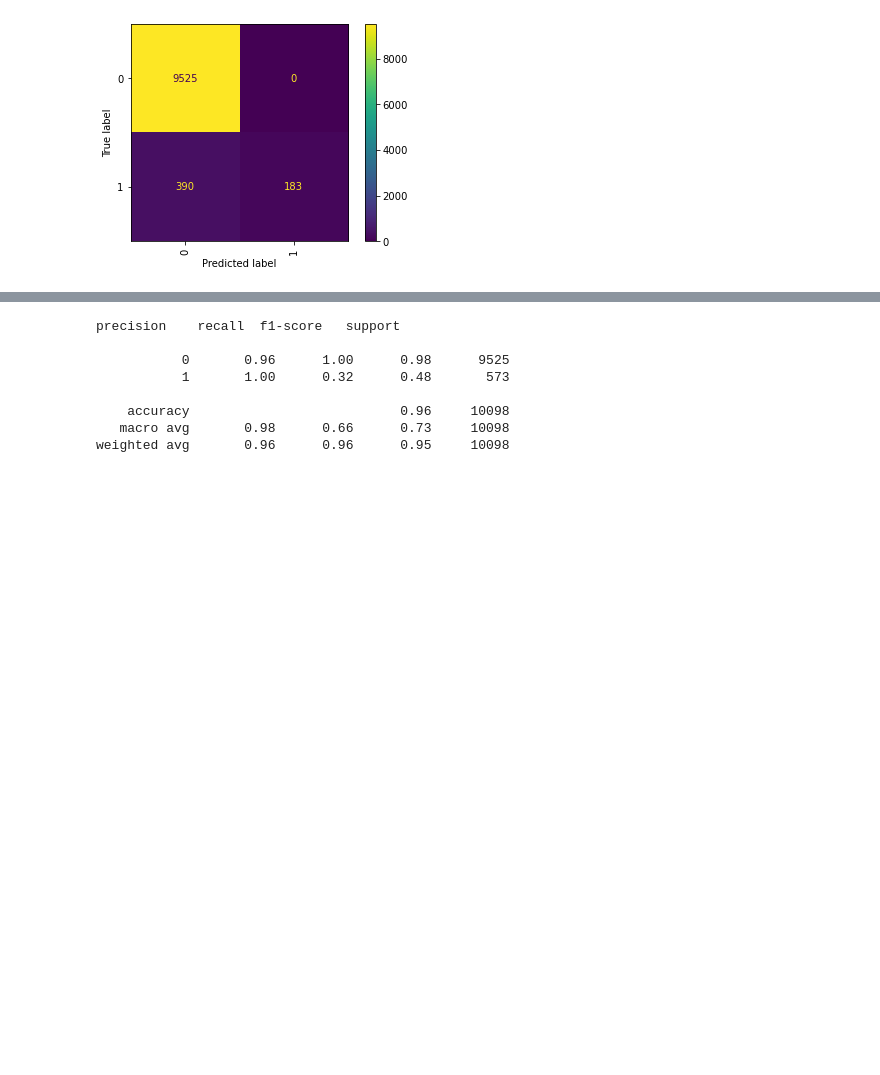
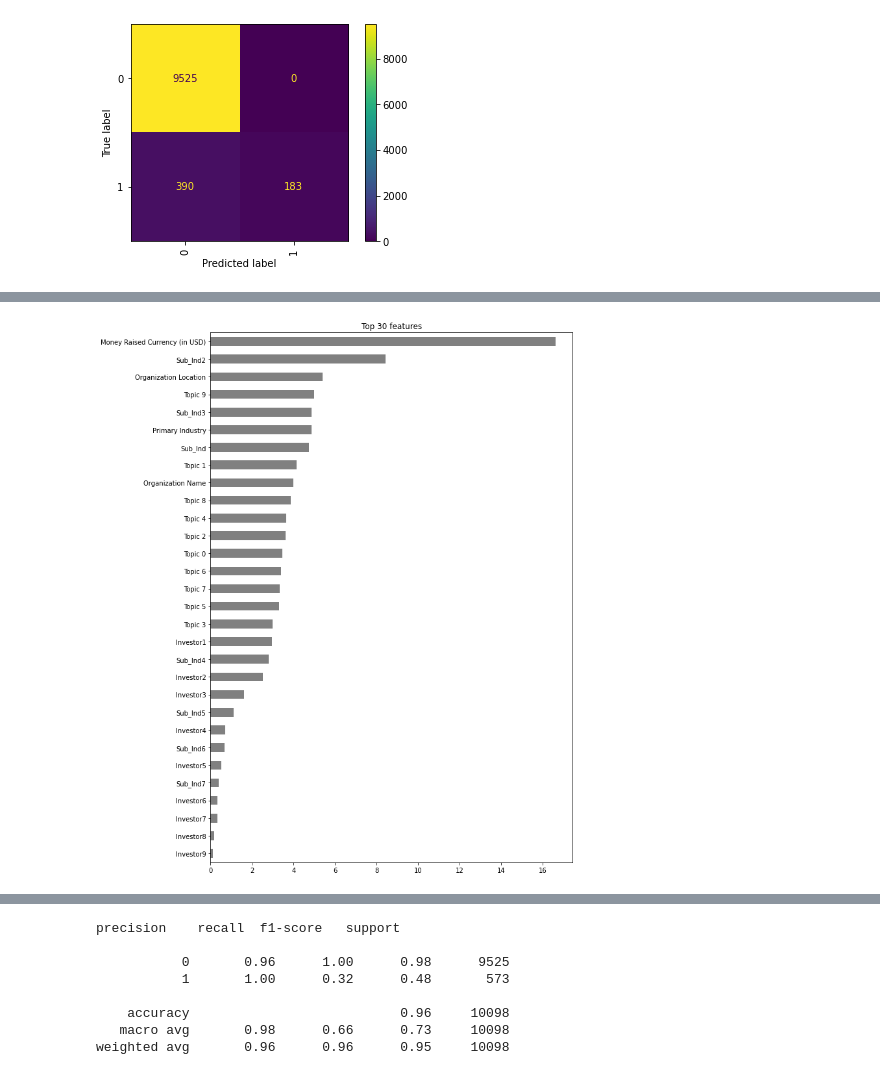
Before and after one commit to agpark1/VC-Sourcing-Model-Unit2-Build, a Jupyter notebook: reworked final.ipynb, the cells around one changed output, grey strips where cells are left out. Saved outputs shown, nothing was run; the diff lists cells and outputs as text; code cells hidden in the pictures; blank space fills up the shorter version.

```diff
--- a/reworked final.ipynb
+++ b/reworked final.ipynb
@@ -217,11 +217,6 @@ from sklearn.decomposition import LatentDirichletAllocation
 
 n_topics = 10
 lda_tf = LatentDirichletAllocation(n_components=n_topics, random_state=10)
-lda_tf.fit(dtm_tf)#build the topic model
-from sklearn.decomposition import LatentDirichletAllocation
-
-n_topics = 10
-lda_tf = LatentDirichletAllocation(n_components=n_topics, random_state=10)
 lda_tf.fit(dtm_tf)
 # %% [output]
 LatentDirichletAllocation(random_state=10)
@@ -415,3 +423,12 @@ plot_confusion_matrix(pipe, X_train, y_train, values_format='.0f', xticks_rotati
+# %%
+importance = pipe.named_steps["catboostclassifier"].feature_importances_
+features = pd.Series(importance, X_train.columns)
+n = 30
+plt.figure(figsize=(10,n/2))
+plt.title(f'Top {n} features')
+features.sort_values()[-n:].plot.barh(color='grey');
+# %% [output]
+[figure, added]
 # %%
 #catboost without pipeline
 #categorical features
```
Also changed, not shown: parts of 11 cells of this notebook.
